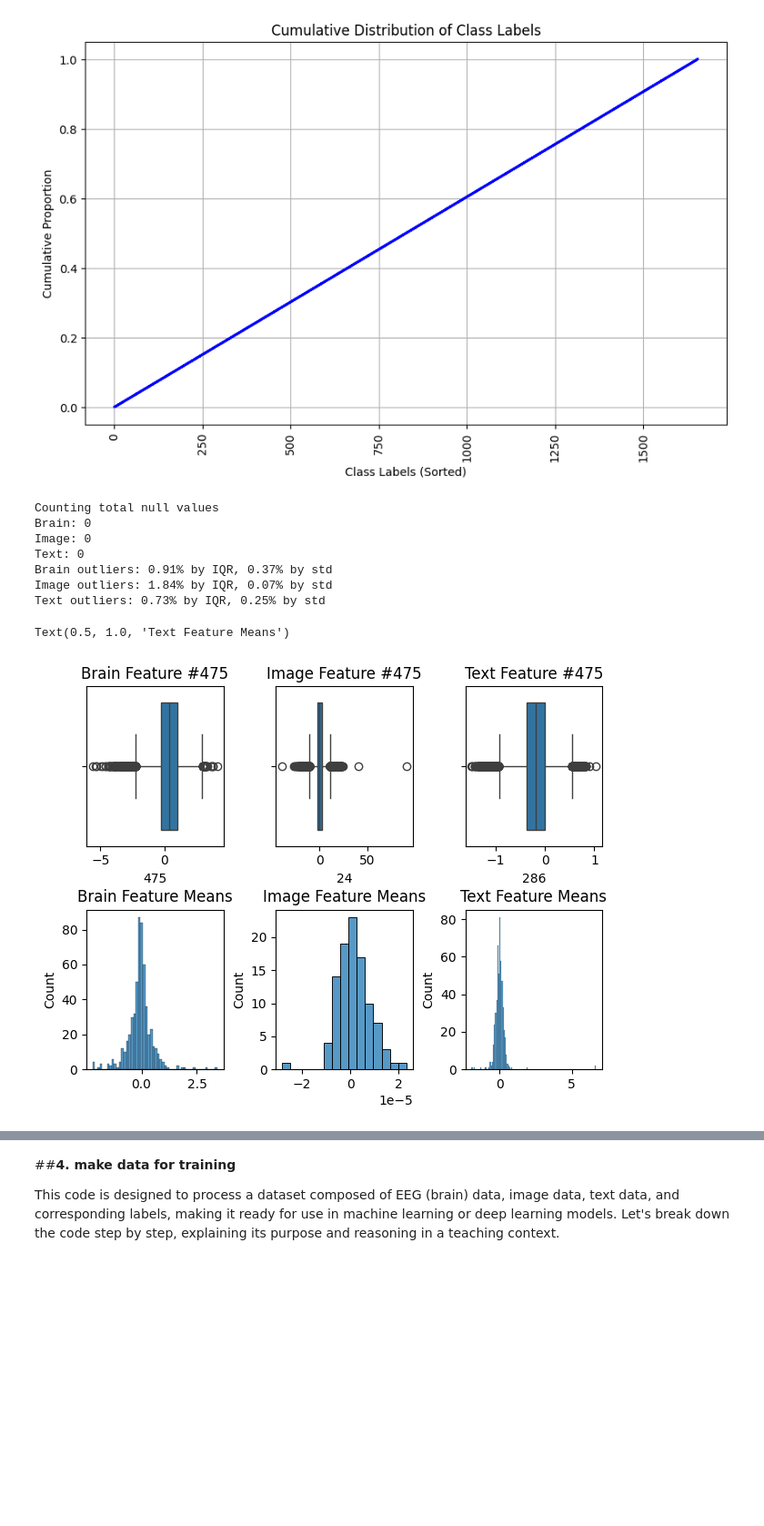
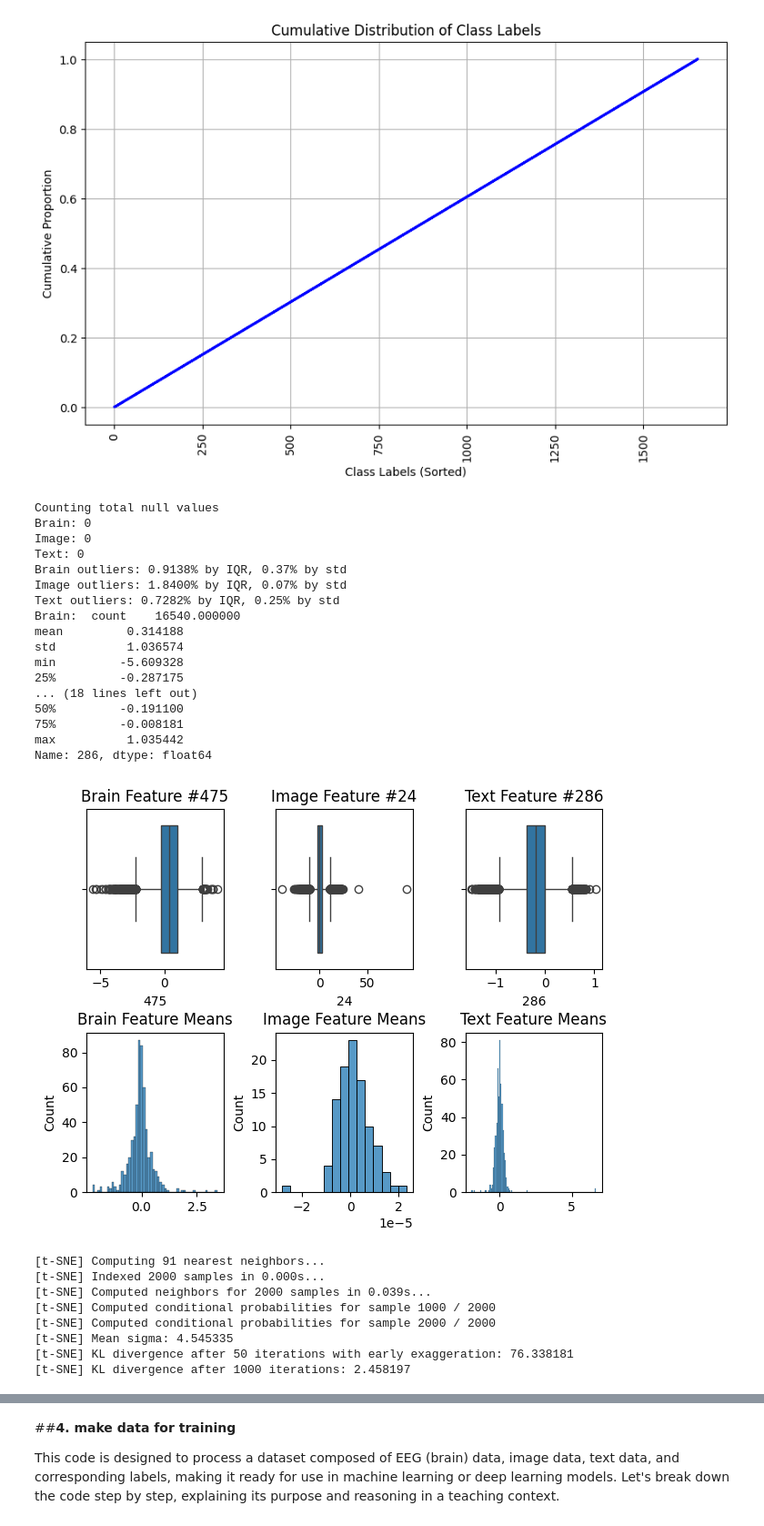
Before and after one commit to Twashi1/cw_machine_learning, a Jupyter notebook: ML_BCI_Coursework.ipynb, the cells around one changed output, grey strips where cells are left out. Shown at 91% size. Saved outputs shown, nothing was run; the diff lists cells and outputs as text; code cells hidden in the pictures; blank space fills up the shorter version.

```diff
--- a/ML_BCI_Coursework.ipynb
+++ b/ML_BCI_Coursework.ipynb
@@ -390,42 +389,78 @@ def collect_outliers(training_set):
 brain_worst_column, brain_total_outlier, brain_std_total_outlier = collect_outliers(train_brain_df)
 image_worst_column, image_total_outlier, image_std_total_outlier = collect_outliers(train_image_df)
 text_worst_column, text_total_outlier, text_std_total_outlier = collect_outliers(train_text_df)
-print(f"Brain outliers: {brain_total_outlier / train_brain_df.size * 100.0:.2f}% by IQR, {brain_std_total_outlier / train_brain_df.size * 100.0:.2f}% by std")
-print(f"Image outliers: {image_total_outlier / train_image_df.size * 100.0:.2f}% by IQR, {image_std_total_outlier / train_brain_df.size * 100.0:.2f}% by std")
-print(f"Text outliers: {text_total_outlier / train_text_df.size * 100.0:.2f}% by IQR, {text_std_total_outlier / train_brain_df.size * 100.0:.2f}% by std")
+print(f"Brain outliers: {brain_total_outlier / train_brain_df.size * 100.0:.4f}% by IQR, {brain_std_total_outlier / train_brain_df.size * 100.0:.2f}% by std")
+print(f"Image outliers: {image_total_outlier / train_image_df.size * 100.0:.4f}% by IQR, {image_std_total_outlier / train_brain_df.size * 100.0:.2f}% by std")
+print(f"Text outliers: {text_total_outlier / train_text_df.size * 100.0:.4f}% by IQR, {text_std_total_outlier / train_brain_df.size * 100.0:.2f}% by std")
+
+print("Brain: ", train_brain_df[brain_worst_column].describe())
+print("Image: ", train_image_df[image_worst_column].describe())
+print("Text: ", train_text_df[text_worst_column].describe())
+
 # Display box and whisker for the "worst" feature
 #   whis=1.5 is default, just being explicit because should be the same as our outlier metric
 #   of 1.5 * IQR
 sns.boxplot(train_brain_df, x=brain_worst_column, ax=axes[0, 0], whis=1.5).set_title(f"Brain Feature #{brain_worst_column}")
-sns.boxplot(train_image_df, x=image_worst_column, ax=axes[0, 1], whis=1.5).set_title(f"Image Feature #{brain_worst_column}")
-sns.boxplot(train_text_df, x=text_worst_column, ax=axes[0, 2], whis=1.5).set_title(f"Text Feature #{brain_worst_column}")
+sns.boxplot(train_image_df, x=image_worst_column, ax=axes[0, 1], whis=1.5).set_title(f"Image Feature #{image_worst_column}")
+sns.boxplot(train_text_df, x=text_worst_column, ax=axes[0, 2], whis=1.5).set_title(f"Text Feature #{text_worst_column}")
 # Conclusions:
 #   - relatively small number of outliers, 1-2% for each training set, should be filtered out (without significant loss to training data size)
 #   - standard deviation is more lenient with the outliers, perhaps there's more extreme outliers, causing a more significant bias in
 #       std compared to iqr
 #   - for iqr, the same feature was selected for each training set, #475, seems like a particularly noisy feature? - could be removed for training
 
 # Compute means of each feature in each training set
 
 # Get means of feature columns and plot them
 brain_means = train_brain_df.mean(axis=0)
 image_means = train_image_df.mean(axis=0)
 text_means = train_text_df.mean(axis=0)
 
 sns.histplot(brain_means, ax=axes[1, 0]).set_title("Brain Feature Means")
 sns.histplot(image_means, ax=axes[1, 1]).set_title("Image Feature Means")
 sns.histplot(text_means, ax=axes[1, 2]).set_title("Text Feature Means")
+plt.show()
 
 # Conclusions:
 #   - feature means follow an approximately normal distribution (CLT? - we're plotting the means of each feature, and counting the means into bins)
 #   - text training data feature means has some noticeable outliers with very high means - feature scaling might be necessitated
+from sklearn.manifold import TSNE
+from sklearn.decomposition import PCA
+
+N = 2_000
+
+# Take random subset of data
+brain_seen_numy = brain_seen.numpy()[:N]
+
+pca = PCA(n_components=25)
+pca_result = pca.fit_transform(brain_seen_numy)
+
+tSNE = TSNE(verbose=1)
+embedding = tSNE.fit_transform(pca_result)
 # %% [output]
 Counting total null values
 Brain: 0
 Image: 0
 Text: 0
-Brain outliers: 0.91% by IQR, 0.37% by std
-Image outliers: 1.84% by IQR, 0.07% by std
-Text outliers: 0.73% by IQR, 0.25% by std
+Brain outliers: 0.9138% by IQR, 0.37% by std
+Image outliers: 1.8400% by IQR, 0.07% by std
+Text outliers: 0.7282% by IQR, 0.25% by std
+Brain:  count    16540.000000
+mean         0.314188
+std          1.036574
+min         -5.609328
+25%         -0.287175
+... (18 lines left out)
+50%         -0.191100
+75%         -0.008181
+max          1.035442
+Name: 286, dtype: float64
+[figure, new version]
-Text(0.5, 1.0, 'Text Feature Means')
+[t-SNE] Computing 91 nearest neighbors...
+[t-SNE] Indexed 2000 samples in 0.000s...
+[t-SNE] Computed neighbors for 2000 samples in 0.039s...
+[t-SNE] Computed conditional probabilities for sample 1000 / 2000
+[t-SNE] Computed conditional probabilities for sample 2000 / 2000
+[t-SNE] Mean sigma: 4.545335
+[t-SNE] KL divergence after 50 iterations with early exaggeration: 76.338181
+[t-SNE] KL divergence after 1000 iterations: 2.458197
-[figure, old version]
```
Also changed, not shown: parts of 3 cells of this notebook, 4 other files.
